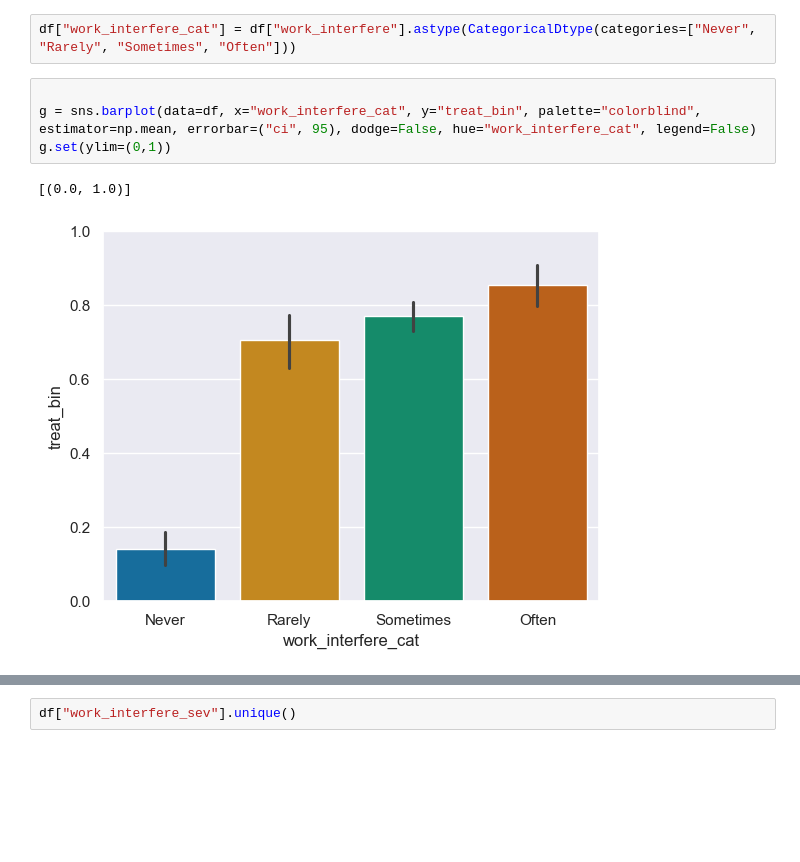
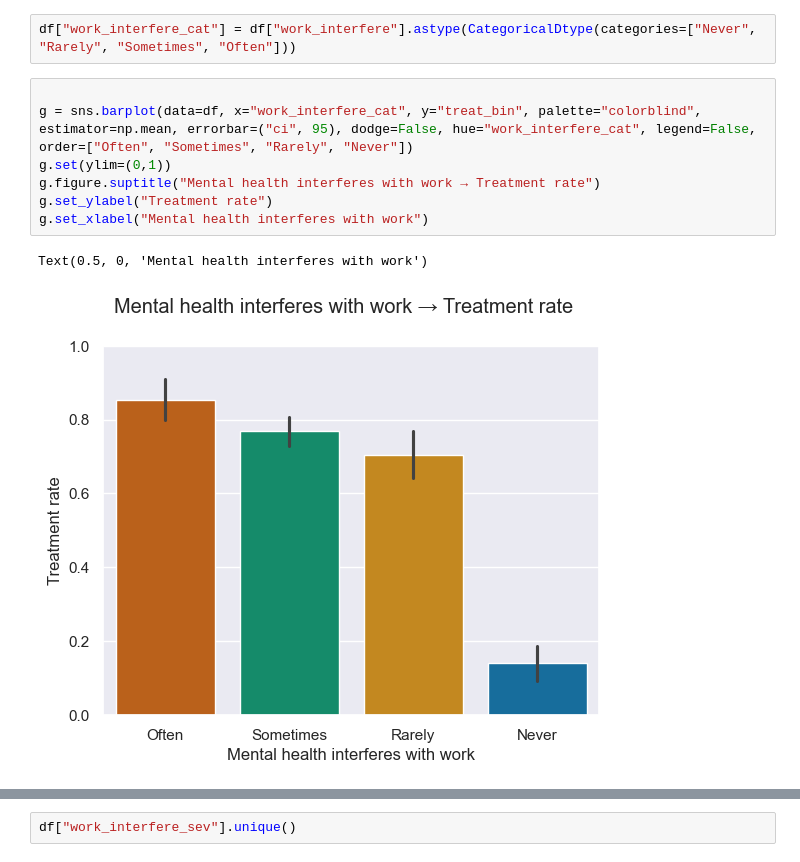
Before and after one commit to OzkanGelincik/tech-mental-health-eda, a Jupyter notebook: mental_health_in_tech_EDA.ipynb, the cells around one changed output, grey strips where cells are left out. Cells and saved outputs as stored; diff of their text form; blank space fills up the shorter version.

Commit message:
add eda plots

```diff
--- a/mental_health_in_tech_EDA.ipynb
+++ b/mental_health_in_tech_EDA.ipynb
@@ -1081,9 +1067,12 @@ Text(0.5, 0, "Employer's view")
 df["work_interfere_cat"] = df["work_interfere"].astype(CategoricalDtype(categories=["Never", "Rarely", "Sometimes", "Often"]))
 # %%
 
-g = sns.barplot(data=df, x="work_interfere_cat", y="treat_bin", palette="colorblind", estimator=np.mean, errorbar=("ci", 95), dodge=False, hue="work_interfere_cat", legend=False)
+g = sns.barplot(data=df, x="work_interfere_cat", y="treat_bin", palette="colorblind", estimator=np.mean, errorbar=("ci", 95), dodge=False, hue="work_interfere_cat", legend=False, order=["Often", "Sometimes", "Rarely", "Never"])
 g.set(ylim=(0,1))
+g.figure.suptitle("Mental health interferes with work → Treatment rate")
+g.set_ylabel("Treatment rate")
+g.set_xlabel("Mental health interferes with work")
 # %% [output]
-[(0.0, 1.0)]
+Text(0.5, 0, 'Mental health interferes with work')
-[figure, old version]
+[figure, new version]
 # %%
```
Also changed, not shown: parts of 34 cells of this notebook.
